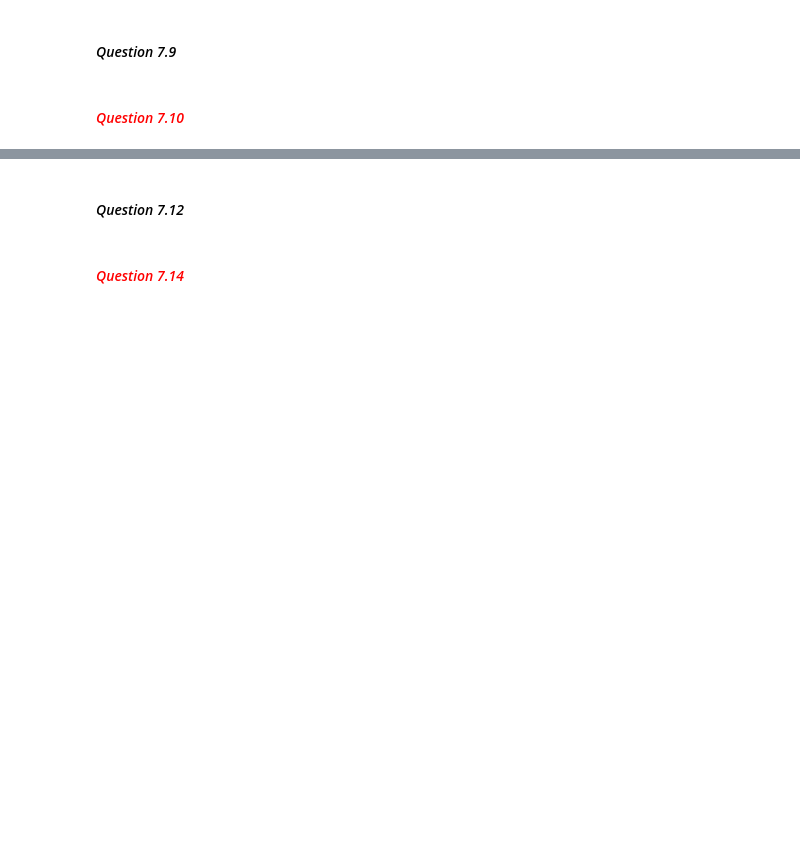
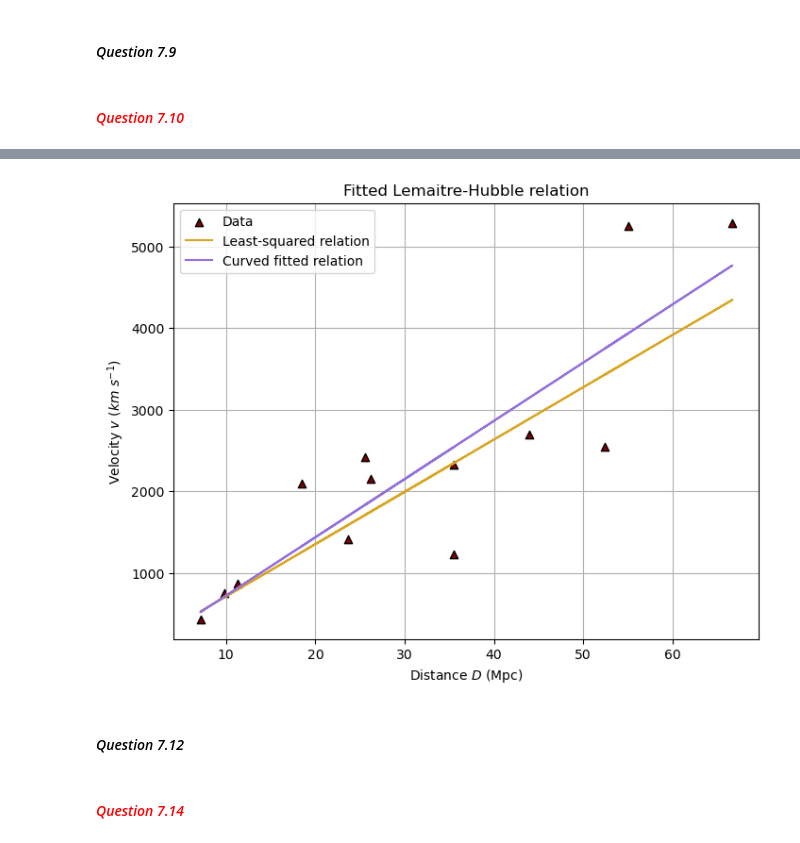
Before and after one commit to lklingens/PROGNUM-repo, a Jupyter notebook: Task7/Answers_week7.ipynb, the cells around one changed output, grey strips where cells are left out. Drawn from its saved outputs; the diff is of its cells as text; code cells hidden in the pictures; blank space fills up the shorter version.

```diff
--- a/Task7/Answers_week7.ipynb
+++ b/Task7/Answers_week7.ipynb
@@ -299,3 +405,96 @@ The graph made in this question is less 'wobbly' than the one in Question 7.5, i
 #### *Question 7.9*
 # %% [markdown]
 #### <span style="color:red"> *Question 7.10*
+# %%
+import numpy as np
+from scipy.optimize import leastsq, curve_fit
+from matplotlib.pyplot import figure, show
+
+data = [
+   18.49,     2094.75,    0.3,           100,
+   35.48,     2320.87,    2.2,           120,
+   35.48,     1224.9,     3.0,           80,
+   11.34,     872.13,     1.2,           80,
+   7.12,      432.2,      0.4,           70,
+   9.82,      751,        0.3,           75,
+   23.66,     1410,       2.3,           70,
+   44,        2700,       4.0,           110,
+   66.7,      5292,       5.3,           120,
+   52.4,      2550,       5.2,           100,
+   55,        5253,       6.1,           150,
+   25.6,      2419,       3.2,           110,
+   26.19,     2158,       2.8,           110
+]
+
+data = np.asarray(data)
+x = data[0::4]; y = data[1::4]
+sigx= data[2::4]; sigy= data[3::4]
+
+# beta0 = a, beta1 = b
+
+# The model, a function of x
+def model(beta, x):
+    beta0, beta1 = beta
+    return beta0 + beta1*x
+
+# A residuals function
+def residuals(beta, x, y, sigy):
+    return (y - model(beta,x))/sigy
+
+beta_start = [0, 70.0]          # Initial estimates for beta0 and beta1
+data = (x, y, sigy)             # You need to pack your data in a tuple
+result = leastsq(residuals, beta_start, args=data, full_output=1)  # minimize sum of squares of data.
+(beta, pcov, infodict, errmsg, ier) = result       # Unpack tuple with results
+
+# Convert unscaled standard errors to scaled standard errors
+# No need to understand this code
+if not pcov is None:
+    # Note that 'fvec' are residuals, not function
+    # values according to the documentation
+    fvec = infodict['fvec']
+    chi2 = (fvec**2).sum()
+    perror = np.sqrt(pcov.diagonal())        # Trusted as the weights are realistic
+    dof = len(fvec) - len(beta)              # Number of degrees of freedom
+    # Uncertainties for unweighted data
+    sderr = perror * np.sqrt(chi2/dof)
+
+print( "====== LEASTSQ RESULTS =========="          )
+print( "Params:                         ", beta     )
+print( "Unscaled standard error(s):     ", perror   )
+print( "Scaled standard error(s):       ", sderr    )
+print( "Degrees of freedom:             ", dof      )
+print( "Chi^2 min:                      ", chi2     )
+print( "Reduced Chi squared:            ", chi2/dof )
+print( "Iterations:                     ", "Not returned by leastsq()" )
+print( "Number of function evaluations: ", infodict['nfev'] )
+
+beta_lsqwei = beta  # Prevention to not have same beta later
+
+# -----------------
+# Curve fitting has the same mechanism as least quares, but does not return chi-squared value to tell you the goodness of the fit.
+
+def model2(x, beta0, beta1):
+    """The model with parameters a and b. Note that for the Hubble relation we fix a to 0.0"""
+    return beta0 + beta1*x
+
+# Do the fitting
+beta, pcov = curve_fit(model2, x, y)
+
+beta_curve = beta
+
+# -----------------
+
+fig = figure(figsize=(8,6))
+frame = fig.add_subplot(1,1,1)
+
+frame.scatter(x, y, marker='^', ec='k', color='maroon', label='Data')  # Plot the data points
+frame.plot(x, model(beta_lsqwei,x), color='goldenrod', label='Least-squared relation')  # Plot the least squared fitted model
+frame.plot(x, model(beta_curve, x), color='mediumpurple', label='Curved fitted relation')  # Plot the curve fitted model
+
+frame.set_title("Fitted Lemaitre-Hubble relation")
+frame.set_xlabel(r'Distance $D$ (Mpc)')
+frame.set_ylabel(r'Velocity $v$ ($km$ $s^{-1}$)')
+frame.legend()
+frame.grid(True)
+show()
+# %% [output]
@@ -302,3 +510,4 @@ The graph made in this question is less 'wobbly' than the one in Question 7.5, i
+[figure, added]
 # %% [markdown]
 #### *Question 7.12*
 # %% [markdown]
```
Also changed, not shown: parts of 6 cells of this notebook, 2 other files.
